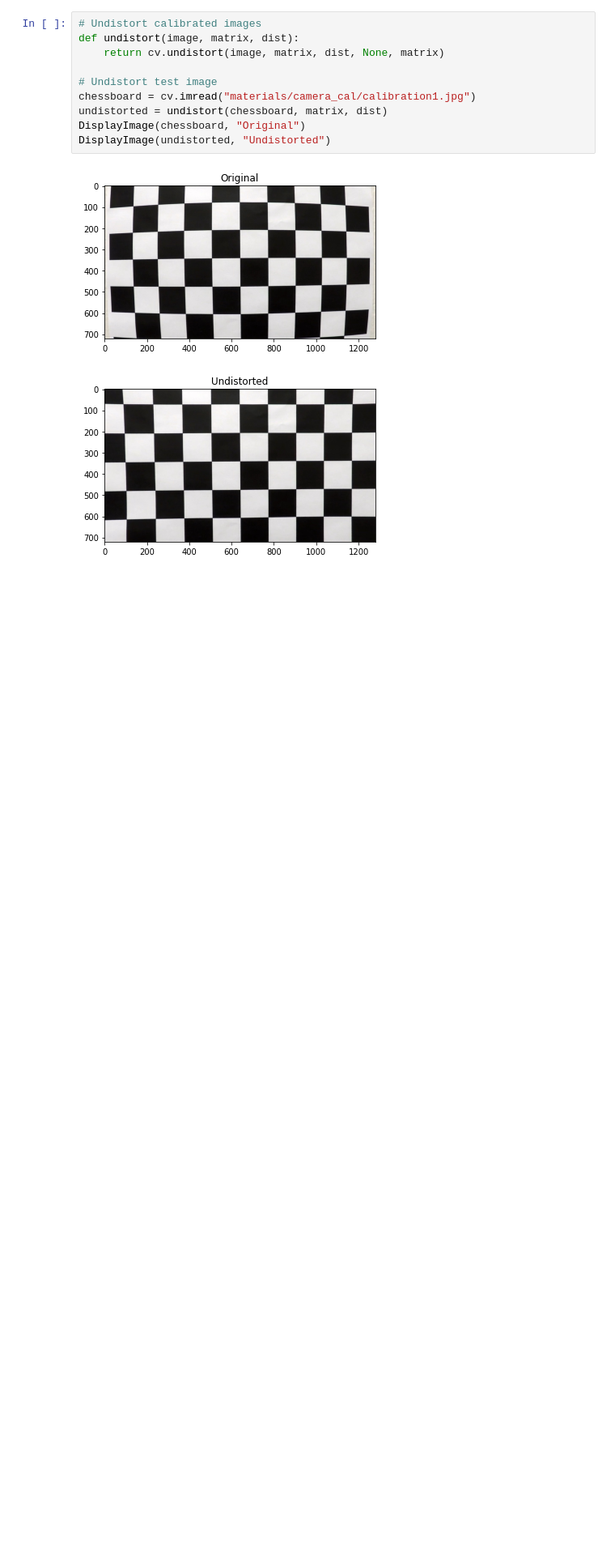
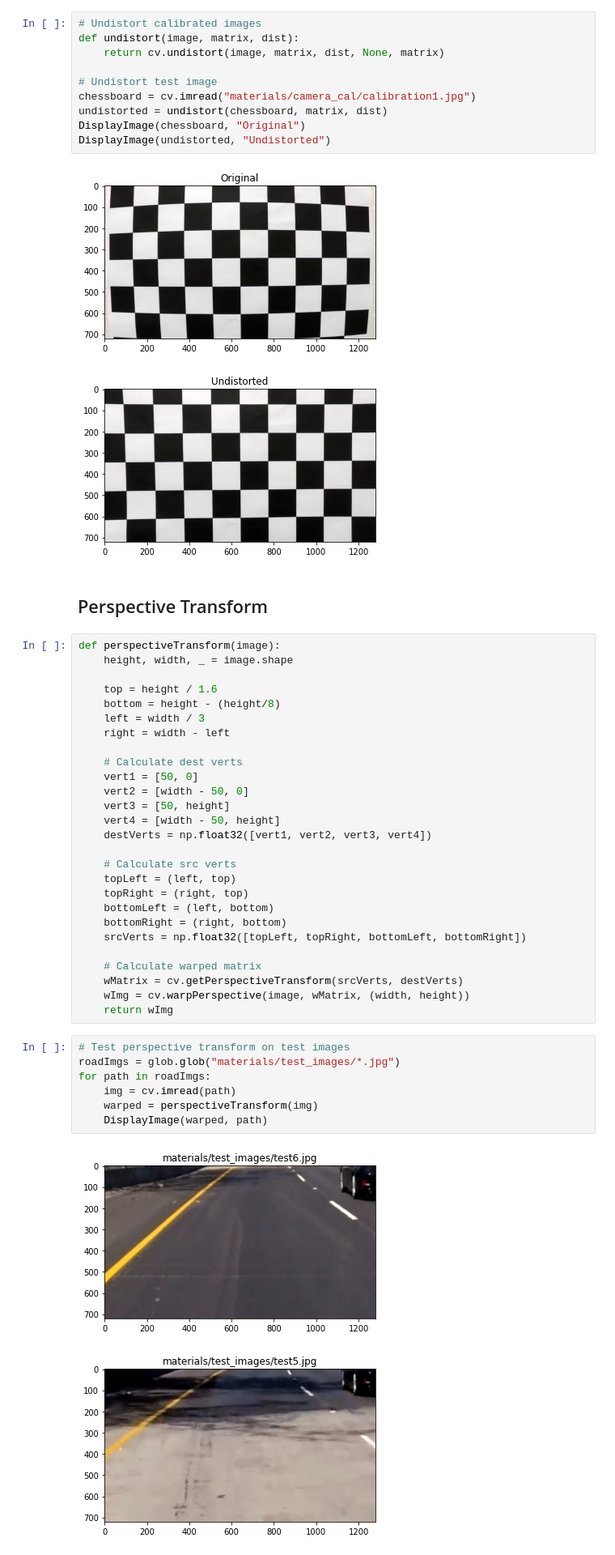
Before and after one commit to Datoneguy246/AdvancedLaneDetectionPipeline, a Jupyter notebook: AdvancedLaneDetectionPipeline.ipynb, the cells around one changed output. Shown at 81% size. Saved outputs shown, nothing was run; the diff lists cells and outputs as text; blank space fills up the shorter version.

```diff
--- a/AdvancedLaneDetectionPipeline.ipynb
+++ b/AdvancedLaneDetectionPipeline.ipynb
@@ -90,3 +90,42 @@ DisplayImage(undistorted, "Undistorted")
 # %% [output]
 [figure]
 [figure]
+# %% [markdown]
+## Perspective Transform
+# %%
+def perspectiveTransform(image):
+    height, width, _ = image.shape
+
+    top = height / 1.6
+    bottom = height - (height/8)
+    left = width / 3
+    right = width - left
+
+    # Calculate dest verts
+    vert1 = [50, 0]
+    vert2 = [width - 50, 0]
+    vert3 = [50, height]
+    vert4 = [width - 50, height]
+    destVerts = np.float32([vert1, vert2, vert3, vert4])
+
+    # Calculate src verts
+    topLeft = (left, top)
+    topRight = (right, top)
+    bottomLeft = (left, bottom)
+    bottomRight = (right, bottom)
+    srcVerts = np.float32([topLeft, topRight, bottomLeft, bottomRight])
+
+    # Calculate warped matrix
+    wMatrix = cv.getPerspectiveTransform(srcVerts, destVerts)
+    wImg = cv.warpPerspective(image, wMatrix, (width, height))
+    return wImg
+# %%
+# Test perspective transform on test images
+roadImgs = glob.glob("materials/test_images/*.jpg")
+for path in roadImgs:
+    img = cv.imread(path)
+    warped = perspectiveTransform(img)
+    DisplayImage(warped, path)
+# %% [output]
+[figure, added]
+[figure, added]
```
Also changed, not shown: parts of 1 cell of this notebook, 1 other file.
